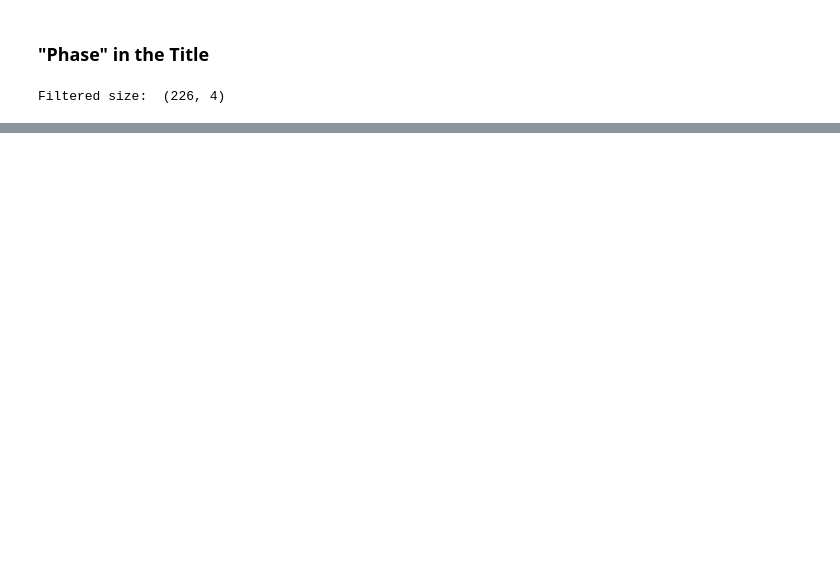
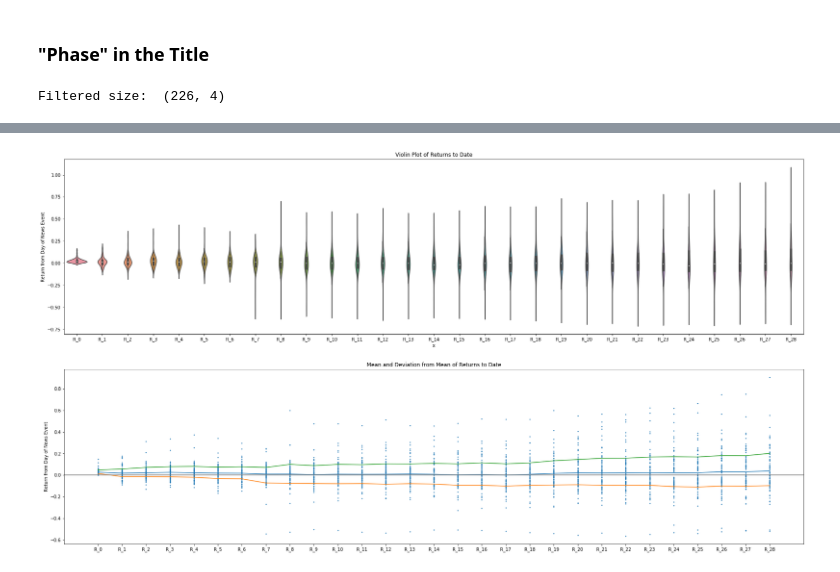
Before and after one commit to mikebrowne/BioPharmaceuticalFactorModel, a Jupyter notebook: notebooks/exploratory/01-FirstDataExploration.ipynb, the cells around one changed output, grey strips where cells are left out. Cells and saved outputs as stored; diff of their text form; code cells hidden in the pictures; blank space fills up the shorter version.

```diff
--- a/notebooks/exploratory/01-FirstDataExploration.ipynb
+++ b/notebooks/exploratory/01-FirstDataExploration.ipynb
@@ -241,0 +389,9 @@ Cerus Corporation - CERS - April 02, 2018
+# %%
+# Get the stock prices for 30 days following each event
+price_window = GetPrices(
+    df_filtered_for_phase,
+    prices_df,
+    n_window=30
+).add_prices_to_frame()
+
+price_window.head(10)
@@ -241,0 +415,6 @@ Cerus Corporation - CERS - April 02, 2018
+# %%
+print("Original size: ", price_window.shape)
+price_window.dropna(axis=0, inplace=True)
+
+print("Final size: ", price_window.shape)
+price_window.head()
@@ -241,0 +616,32 @@ Cerus Corporation - CERS - April 02, 2018
+# %%
+positive_first_return = return_window.loc[return_window.R_0 > 0]
+negative_first_return = return_window.loc[return_window.R_0 <= 0]
+# %%
+def violin_plot(df):
+    fig, axes = plt.subplots(2, figsize=(30, 16))
+
+    days_vs_value = reshape_for_violin_plot(df)
+
+    ax = axes[0]
+    ax.set_title("Violin Plot of Returns to Date")
+    sns.violinplot(x=days_vs_value.x, y=days_vs_value.y, ax=ax)
+    ax.set_ylabel("Return from Day of News Event")
+
+    ax = axes[1]
+    ax.set_title("Mean and Deviation from Mean of Returns to Date")
+    ax.set_ylabel("Return from Day of News Event")
+
+    mu = df.T.apply(np.mean, axis=1)
+    neg_dev = mu - df.T.apply(downside_deviation, axis=1)
+    pos_dev = mu + df.T.apply(upside_deviation, axis=1)
+
+    ax.plot(mu)
+    ax.plot(neg_dev)
+    ax.plot(pos_dev)
+    ax.axhline(y=0, color="grey")
+    _ = ax.scatter(x=days_vs_value.x, y=days_vs_value.y, s=2)
+    return fig
+# %%
+f_pos = violin_plot(positive_first_return)
+# %% [output]
+[figure, added]
```
Also changed, not shown: parts of 49 cells of this notebook.
